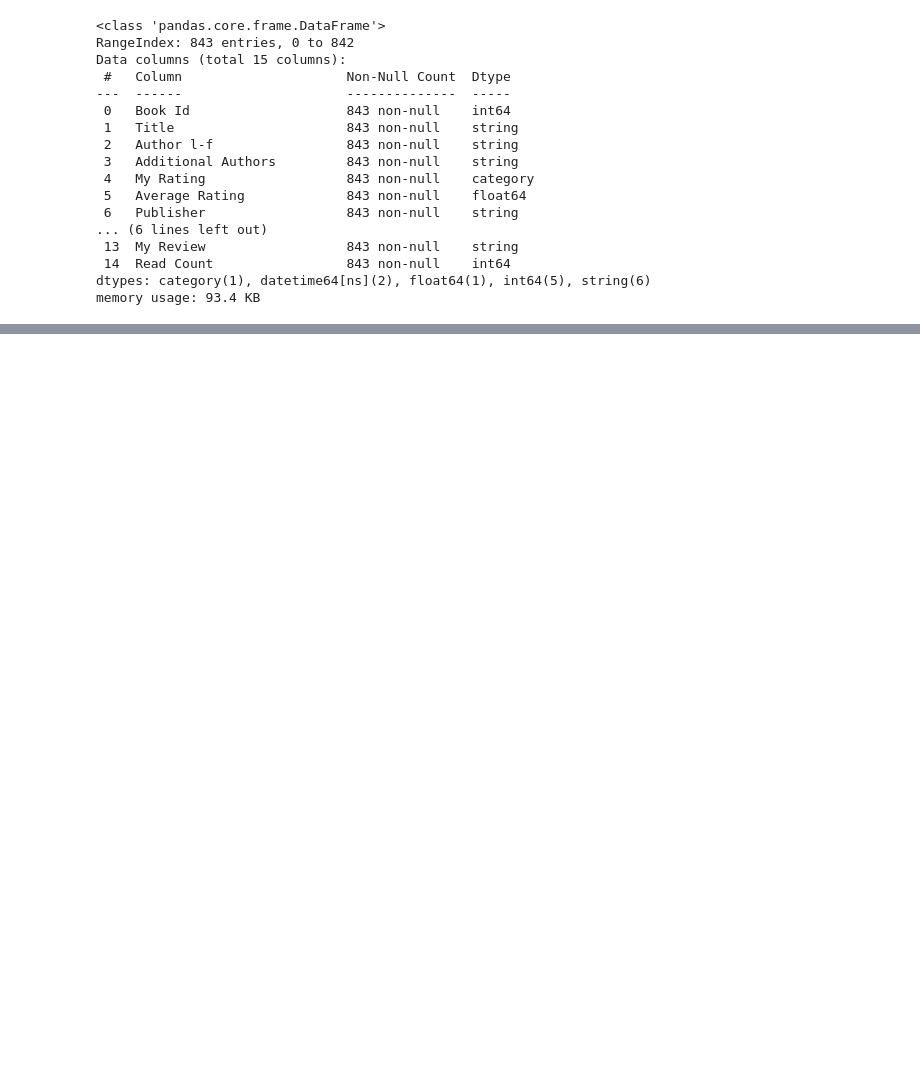
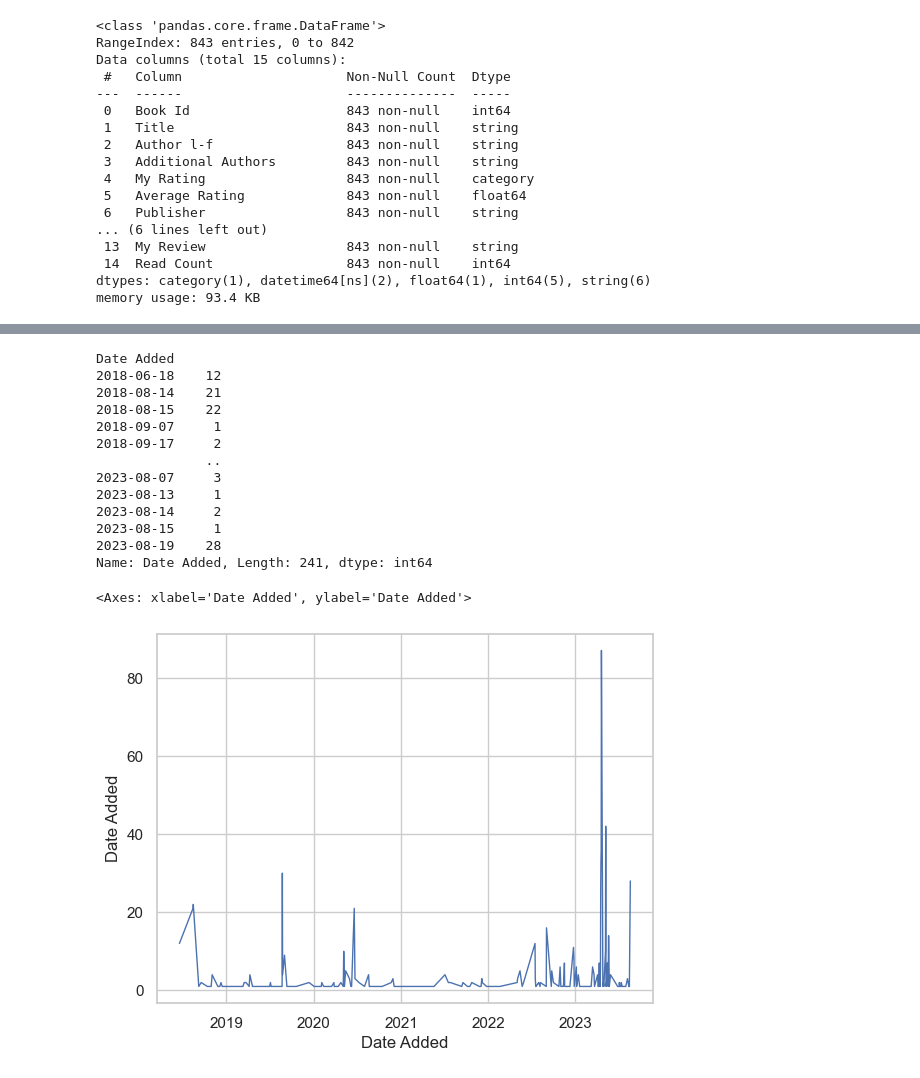
Before and after one commit to emmedibi/ReadingDataAnalysis, a Jupyter notebook: ReadingAnalysis.ipynb, the cells around one changed output, grey strips where cells are left out. Drawn from its saved outputs; the diff is of its cells as text; code cells hidden in the pictures; blank space fills up the shorter version.

```diff
--- a/ReadingAnalysis.ipynb
+++ b/ReadingAnalysis.ipynb
@@ -278,0 +317,22 @@ memory usage: 93.4 KB
+# %%
+#PLOT DATA
+#Number of books added in goodreads for date
+sns.set_theme(style="whitegrid")
+data = df_books.groupby(["Date Added"])["Date Added"].count()
+sns.lineplot(data=data, linewidth=1)
+# %% [output]
+Date Added
+2018-06-18    12
+2018-08-14    21
+2018-08-15    22
+2018-09-07     1
+2018-09-17     2
+              ..
+2023-08-07     3
+2023-08-13     1
+2023-08-14     2
+2023-08-15     1
+2023-08-19    28
+Name: Date Added, Length: 241, dtype: int64
+<Axes: xlabel='Date Added', ylabel='Date Added'>
+[figure, added]
```
Also changed, not shown: parts of 9 cells of this notebook.
